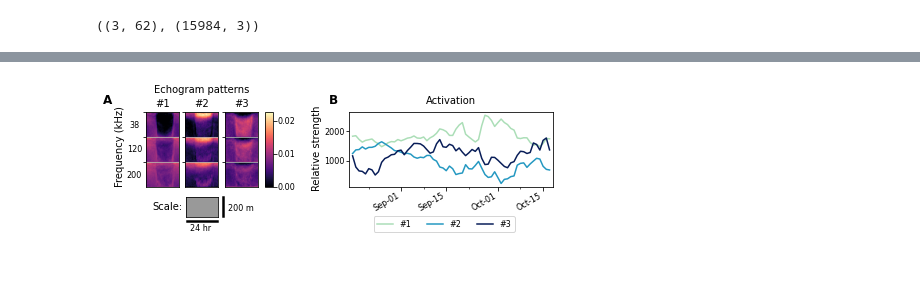
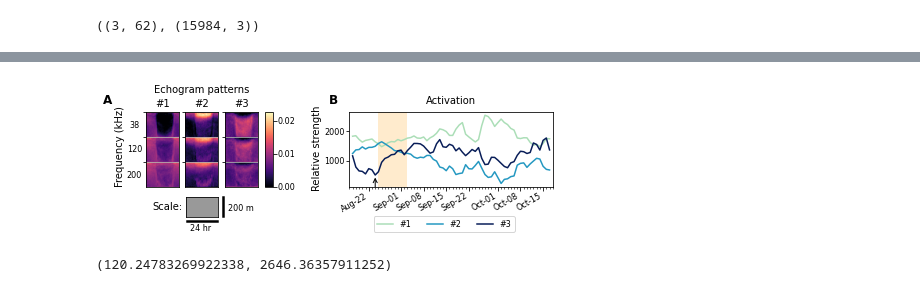
Before and after one commit to leewujung/ooi-echo-matrix-decomposition, a Jupyter notebook: notebooks/fig_results_decomp.ipynb, the cells around one changed output, grey strips where cells are left out. Drawn from its saved outputs; the diff is of its cells as text; code cells hidden in the pictures.

Commit message:
add shading rectangle to fig_results_decomp activation panel

```diff
--- a/notebooks/fig_results_decomp.ipynb
+++ b/notebooks/fig_results_decomp.ipynb
@@ -74,0 +108,3 @@ ds_activation = xr.Dataset(
+# %%
+comp3_dip_date = ds_activation['H'].isel(day=ds_activation['H'].argmin('day')).isel(component=2)['day'].values
+comp3_dip_date
@@ -126,12 +172,14 @@ def plot_activation():
     ax_activation = fig.add_subplot(gs_R[0])
     h1 = ds_activation.H.plot.line(x='day', ax=ax_activation,
                                    add_legend=False, _labels=False)
-    ax_activation.xaxis.set_major_locator(
-        mdates.MonthLocator(bymonth=range(8,11), bymonthday=[1,15]))
+#     ax_activation.xaxis.set_major_locator(
+#         mdates.MonthLocator(bymonth=range(8,11), bymonthday=[1,15]))
+    ax_activation.xaxis.set_major_locator(mdates.AutoDateLocator())
     ax_activation.xaxis.set_major_formatter(mdates.DateFormatter('%b-%d'))
-    ax_activation.xaxis.set_minor_locator(mdates.AutoDateLocator())
+    ax_activation.xaxis.set_minor_locator(
+        mdates.MonthLocator(bymonth=range(8,11), bymonthday=range(32)))
+#     ax_activation.xaxis.set_minor_locator(mdates.AutoDateLocator())
     ax_activation.set_xlim([datetime.date(2015,8,16), datetime.date(2015,10,18)])
-#     ax_activation.set_ylim(0, 2700)
     ax_activation.set_title('')
     ax_activation.tick_params(labelsize=tick_ls, pad=pad_size)
     return ax_activation
@@ -190,3 +242,7 @@ def add_panel_B_label():
+# %%
+# start and end time of the rectangle
+rec_start_date = np.datetime64('2015-08-25T00:00:00.000000000')
+rec_end_date = np.datetime64('2015-09-03T00:00:00.000000000')
 # %%
 fig = plt.figure(figsize=(7+1/16,2.8))
 gs_L = fig.add_gridspec(2,3, bottom=0.2, top=1.0, left=0.2,  right=0.42, hspace=0.15)
@@ -199,31 +255,53 @@ ax_pattern = plot_daily_echogram()
 ax_activation = plot_activation()
 
 # Add echogram pattern labels
 [ax_pattern[x-1].set_title('#%d' % x, fontsize=title_ls, pad=5) for x in np.arange(1,4,1)]
 
 # Add component legend
 ax_activation.legend(['#1', '#2', '#3'],
                   fontsize=tick_ls,
                   bbox_to_anchor=(0.1, -0.65),
                   loc='lower left', ncol=3)
 
 # Add panel label
 add_panel_A_label()
 add_panel_B_label()
 
 # Add frequency for echogram patterns
 [fig.text(
         x=-0.35, y=yy, s=ss, transform=ax_pattern[0].transAxes,
         fontsize=freq_ls,
         ha='center', va='center')
     for ss,yy in zip(['200', '120', '38'], [0.15, 0.5, 0.825])]
 
 # Add example axis for daily echogram patterns
 plot_daily_echogram_pattern_scale()
 
+# Add annotation arrows on panel B
+# ax_activation.annotate('', xy=(comp2_peak_date, 1650), xytext=(comp2_peak_date, 2100),
+#                        arrowprops=dict(arrowstyle='->', edgecolor='black'))
+ax_activation.annotate('', xy=(comp3_dip_date, 500), xytext=(comp3_dip_date, 50),
+                       arrowprops=dict(arrowstyle='->', edgecolor='black'),)
+
+# # Add bracket on panel B
+# ax_activation.annotate('', xy=(bracket_mid_date, 2300), xytext=(bracket_mid_date, 2300.1),
+#             ha='center', va='bottom',
+#             arrowprops=dict(arrowstyle='-[, widthB=1.5, lengthB=0.4', lw=1))
+
+# Add annotation boxes
+rect = Rectangle((mdates.date2num(rec_start_date), 120),
+          mdates.date2num(rec_end_date)-mdates.date2num(rec_start_date), 2800,
+                 edgecolor='none', facecolor='blanchedalmond', linestyle='--', lw=1.25, )
+ax_activation.add_patch(rect)
+
+
 # Save figure
 fig.savefig(os.path.join('../figs/fig_results_decomp.png'),
             dpi=150, bbox_inches = 'tight', pad_inches = 0.05)
 plt.show()
 # %% [output]
-[figure, old version]
+[figure, new version]
+# %%
+ax_activation.get_ylim()
+# %% [output]
+(120.24783269922338, 2646.36357911252)
```
Also changed, not shown: parts of 12 cells of this notebook, 1 other file.
